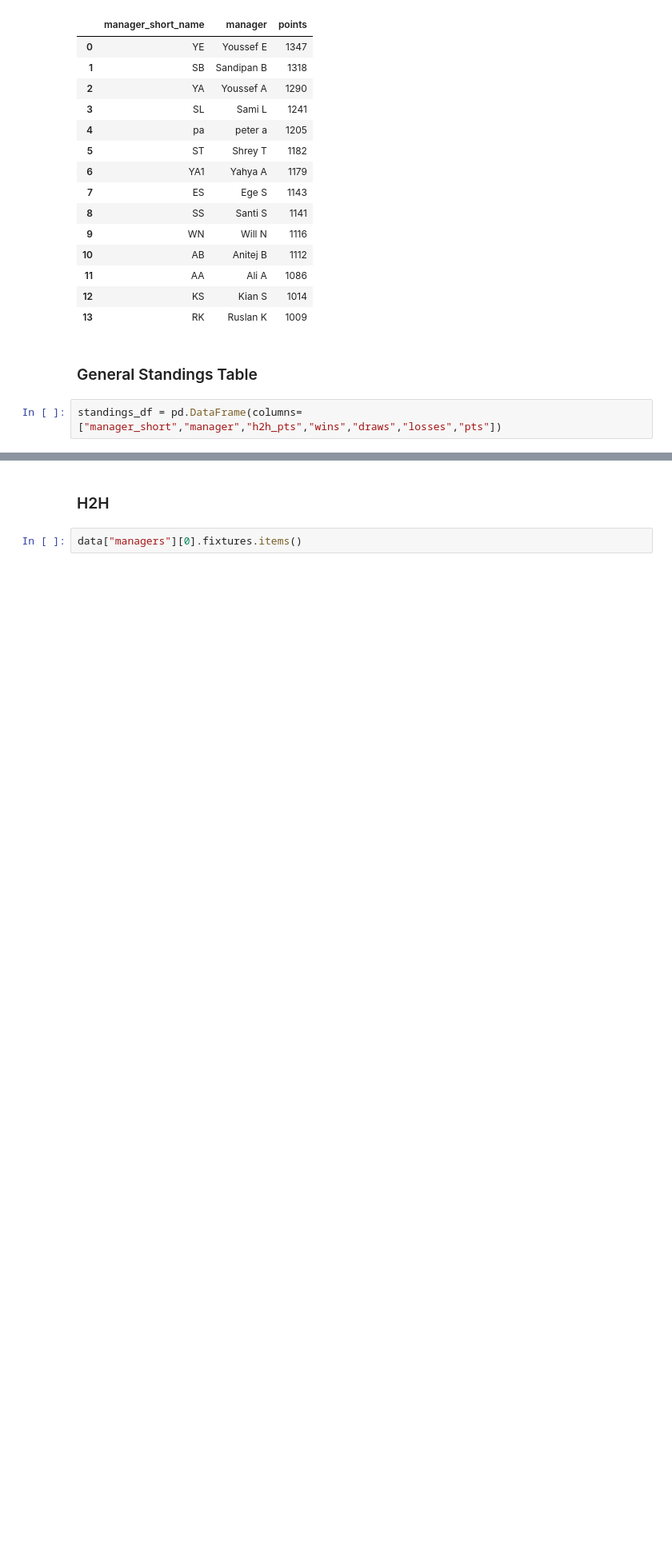
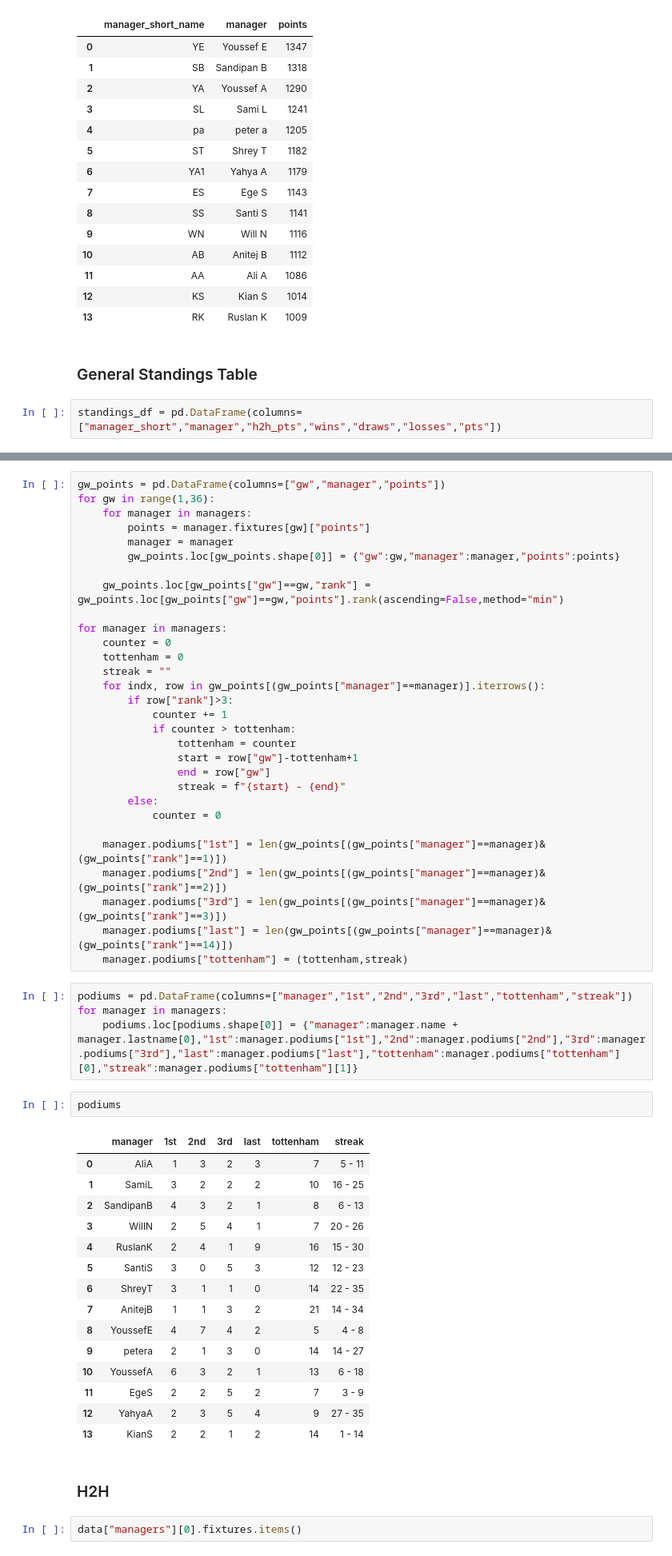
Before and after one commit to TheSantiagoSuarez/personal_projects, a Jupyter notebook: FPL_S3 v2/fpl_findings.ipynb, the cells around one changed output, grey strips where cells are left out. Shown at 80% size. Drawn from its saved outputs; the diff is of its cells as text; blank space fills up the shorter version.

```diff
--- a/FPL_S3 v2/fpl_findings.ipynb
+++ b/FPL_S3 v2/fpl_findings.ipynb
@@ -80,3 +176,55 @@ standings_table
+# %%
+gw_points = pd.DataFrame(columns=["gw","manager","points"])
+for gw in range(1,36):
+    for manager in managers:
+        points = manager.fixtures[gw]["points"]
+        manager = manager
+        gw_points.loc[gw_points.shape[0]] = {"gw":gw,"manager":manager,"points":points}
+
+    gw_points.loc[gw_points["gw"]==gw,"rank"] = gw_points.loc[gw_points["gw"]==gw,"points"].rank(ascending=False,method="min")
+
+for manager in managers:
+    counter = 0
+    tottenham = 0
+    streak = ""
+    for indx, row in gw_points[(gw_points["manager"]==manager)].iterrows():
+        if row["rank"]>3:
+            counter += 1
+            if counter > tottenham:
+                tottenham = counter
+                start = row["gw"]-tottenham+1
+                end = row["gw"]
+                streak = f"{start} - {end}"
+        else:
+            counter = 0
+
+    manager.podiums["1st"] = len(gw_points[(gw_points["manager"]==manager)&(gw_points["rank"]==1)])
+    manager.podiums["2nd"] = len(gw_points[(gw_points["manager"]==manager)&(gw_points["rank"]==2)])
+    manager.podiums["3rd"] = len(gw_points[(gw_points["manager"]==manager)&(gw_points["rank"]==3)])
+    manager.podiums["last"] = len(gw_points[(gw_points["manager"]==manager)&(gw_points["rank"]==14)])
+    manager.podiums["tottenham"] = (tottenham,streak)
+# %%
+podiums = pd.DataFrame(columns=["manager","1st","2nd","3rd","last","tottenham","streak"])
+for manager in managers:
+    podiums.loc[podiums.shape[0]] = {"manager":manager.name + manager.lastname[0],"1st":manager.podiums["1st"],"2nd":manager.podiums["2nd"],"3rd":manager.podiums["3rd"],"last":manager.podiums["last"],"tottenham":manager.podiums["tottenham"][0],"streak":manager.podiums["tottenham"][1]}
+# %%
+podiums
+# %% [output]
+|  | manager | 1st | 2nd | 3rd | last | tottenham | streak |
+| 0 | AliA | 1 | 3 | 2 | 3 | 7 | 5 - 11 |
+| 1 | SamiL | 3 | 2 | 2 | 2 | 10 | 16 - 25 |
+| 2 | SandipanB | 4 | 3 | 2 | 1 | 8 | 6 - 13 |
+| 3 | WillN | 2 | 5 | 4 | 1 | 7 | 20 - 26 |
+| 4 | RuslanK | 2 | 4 | 1 | 9 | 16 | 15 - 30 |
+| 5 | SantiS | 3 | 0 | 5 | 3 | 12 | 12 - 23 |
+| 6 | ShreyT | 3 | 1 | 1 | 0 | 14 | 22 - 35 |
+| 7 | AnitejB | 1 | 1 | 3 | 2 | 21 | 14 - 34 |
+| 8 | YoussefE | 4 | 7 | 4 | 2 | 5 | 4 - 8 |
+| 9 | petera | 2 | 1 | 3 | 0 | 14 | 14 - 27 |
+| 10 | YoussefA | 6 | 3 | 2 | 1 | 13 | 6 - 18 |
+| 11 | EgeS | 2 | 2 | 5 | 2 | 7 | 3 - 9 |
+| 12 | YahyaA | 2 | 3 | 5 | 4 | 9 | 27 - 35 |
+| 13 | KianS | 2 | 2 | 1 | 2 | 14 | 1 - 14 |
 # %% [markdown]
 ### H2H
 # %%
```
Also changed, not shown: parts of 36 cells of this notebook, 8 other files.
